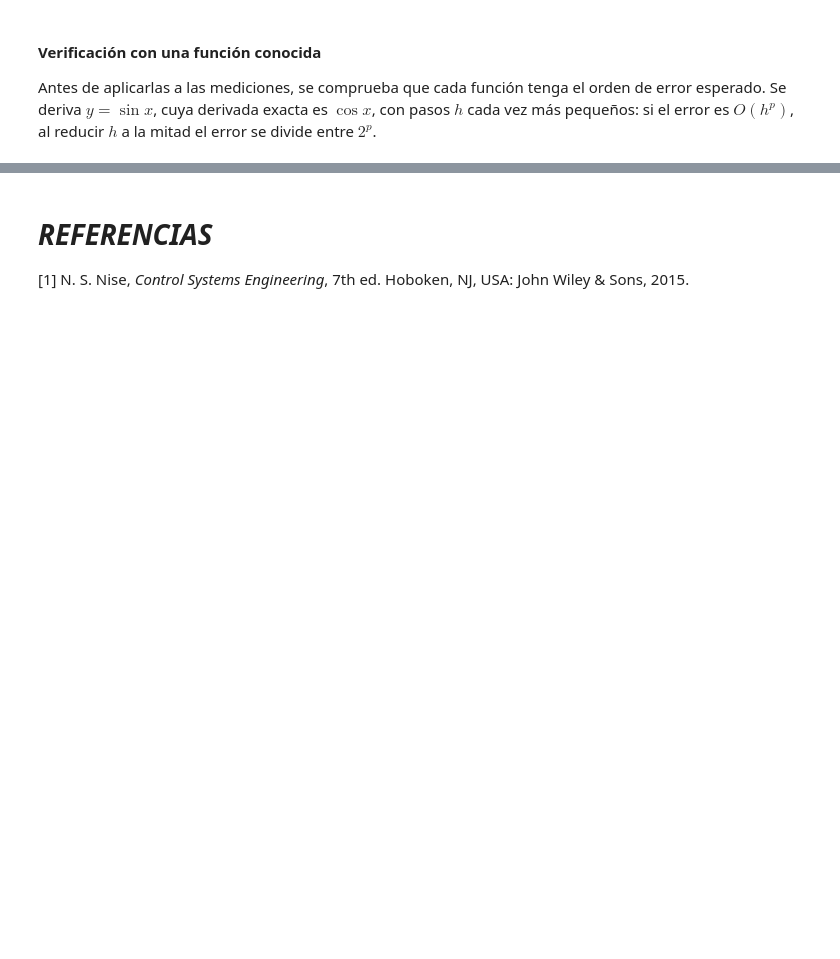
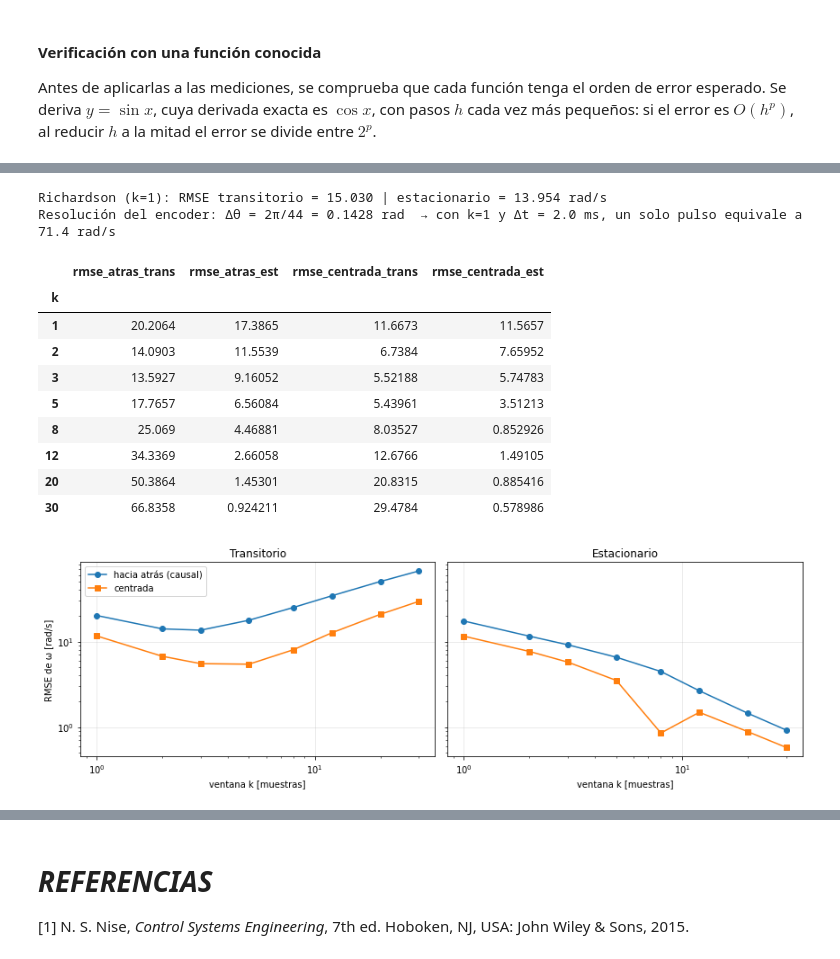
Before and after one commit to mariobet23440/Proyecto-3---M-todos-Num-ricos-1, a Jupyter notebook: Proyecto3MetodosNumericos.ipynb, the cells around one changed output, grey strips where cells are left out. Saved outputs shown, nothing was run; the diff lists cells and outputs as text; code cells hidden in the pictures; blank space fills up the shorter version.

```diff
--- a/Proyecto3MetodosNumericos.ipynb
+++ b/Proyecto3MetodosNumericos.ipynb
@@ -600,0 +1003,56 @@ Por sí solo, un encoder de cuadratura permite
+# %%
+# =============================================================================
+#  Compromiso de la ventana k: ruido de cuantización vs. retraso
+# -----------------------------------------------------------------------------
+#  Se simula un escalón de 12 V, se cuantiza θ y se compara cada derivada con
+#  la ω verdadera (conocida porque la prueba es sintética) en dos zonas.
+#  Origen: celda 32 del cuaderno de Grettel y Deyler.
+# =============================================================================
+def rmse(a, b):
+    """Raíz del error cuadrático medio, ignorando los NaN de los bordes."""
+    m = np.isfinite(a) & np.isfinite(b)
+    return float(np.sqrt(np.mean((a[m] - b[m]) ** 2)))
+
+
+d_exp = simular_prueba(P_VERDAD, cfg["ppv"], lambda s: 12.0 if s >= 0.1 else 0.0, t_fin=1.6, fs=cfg["fs"])
+t_e, th_e, w_true = d_exp["t"].to_numpy(), d_exp["theta"].to_numpy(), d_exp["omega_true"].to_numpy()
+zona_tr = (t_e >= 0.1) & (t_e < 0.25)       # transitorio: justo después del escalón
+zona_ss = (t_e >= 0.8)                      # estacionario
+
+filas = []
+for k in [1, 2, 3, 5, 8, 12, 20, 30]:
+    w_at, w_ce = d_atras_k(t_e, th_e, k), d_centrada_k(t_e, th_e, k)
+    filas.append(dict(k=k,
+                      rmse_atras_trans=rmse(w_at[zona_tr], w_true[zona_tr]),
+                      rmse_atras_est=rmse(w_at[zona_ss], w_true[zona_ss]),
+                      rmse_centrada_trans=rmse(w_ce[zona_tr], w_true[zona_tr]),
+                      rmse_centrada_est=rmse(w_ce[zona_ss], w_true[zona_ss])))
+tab_k = pd.DataFrame(filas).set_index("k")
+
+w_r = d_richardson(t_e, th_e)
+print(f"Richardson (k=1): RMSE transitorio = {rmse(w_r[zona_tr], w_true[zona_tr]):.3f} | "
+      f"estacionario = {rmse(w_r[zona_ss], w_true[zona_ss]):.3f} rad/s")
+print(f"Resolución del encoder: Δθ = 2π/{cfg['ppv']:.0f} = {2*np.pi/cfg['ppv']:.4f} rad  "
+      f"→ con k=1 y Δt = {1/cfg['fs']*1e3:.1f} ms, un solo pulso equivale a {2*np.pi/cfg['ppv']*cfg['fs']:.1f} rad/s")
+display(tab_k)
+
+fig, ax = plt.subplots(1, 2, figsize=(12, 4), sharey=True)
+for a, z, nom in zip(ax, ("trans", "est"), ("Transitorio", "Estacionario")):
+    a.loglog(tab_k.index, tab_k[f"rmse_atras_{z}"], "o-", label="hacia atrás (causal)")
+    a.loglog(tab_k.index, tab_k[f"rmse_centrada_{z}"], "s-", label="centrada")
+    a.set_title(nom); a.set_xlabel("ventana k [muestras]")
+ax[0].set_ylabel("RMSE de ω [rad/s]"); ax[0].legend(); plt.tight_layout(); plt.show()
+# %% [output]
+Richardson (k=1): RMSE transitorio = 15.030 | estacionario = 13.954 rad/s
+Resolución del encoder: Δθ = 2π/44 = 0.1428 rad  → con k=1 y Δt = 2.0 ms, un solo pulso equivale a 71.4 rad/s
+|  | rmse_atras_trans | rmse_atras_est | rmse_centrada_trans | rmse_centrada_est |
+| k |  |  |  |  |
+| 1 | 20.2064 | 17.3865 | 11.6673 | 11.5657 |
+| 2 | 14.0903 | 11.5539 | 6.7384 | 7.65952 |
+| 3 | 13.5927 | 9.16052 | 5.52188 | 5.74783 |
+| 5 | 17.7657 | 6.56084 | 5.43961 | 3.51213 |
+| 8 | 25.069 | 4.46881 | 8.03527 | 0.852926 |
+| 12 | 34.3369 | 2.66058 | 12.6766 | 1.49105 |
+| 20 | 50.3864 | 1.45301 | 20.8315 | 0.885416 |
+| 30 | 66.8358 | 0.924211 | 29.4784 | 0.578986 |
+[figure, added]
```
Also changed, not shown: parts of 72 cells of this notebook, 48 other files.
